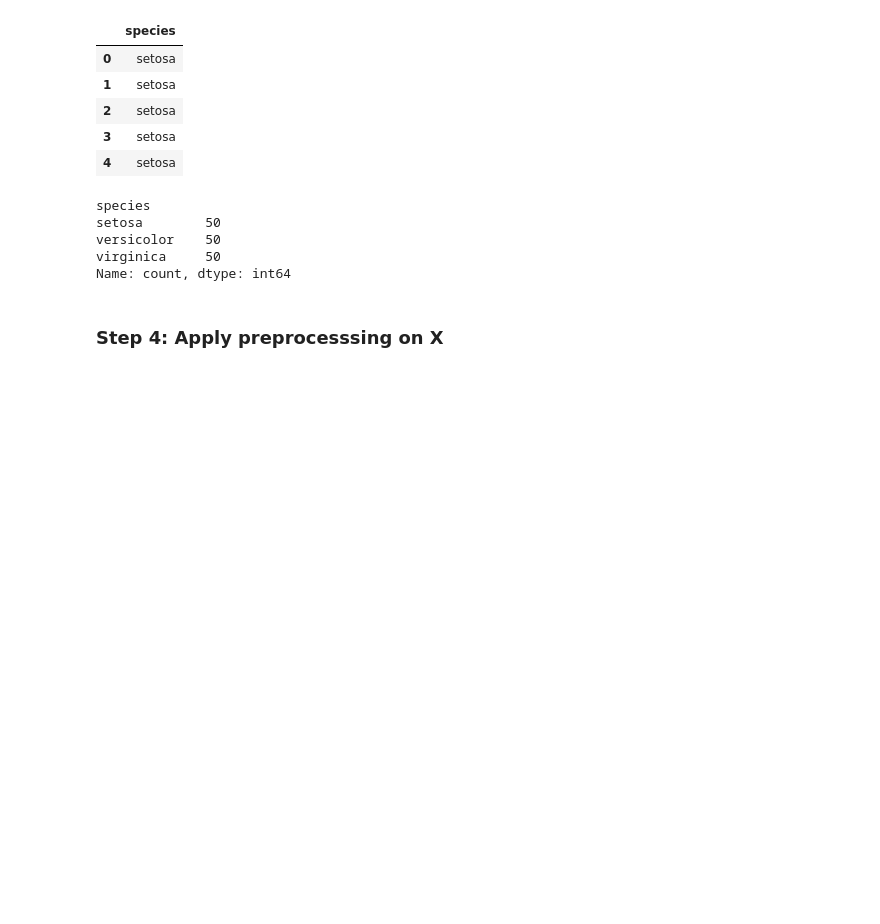
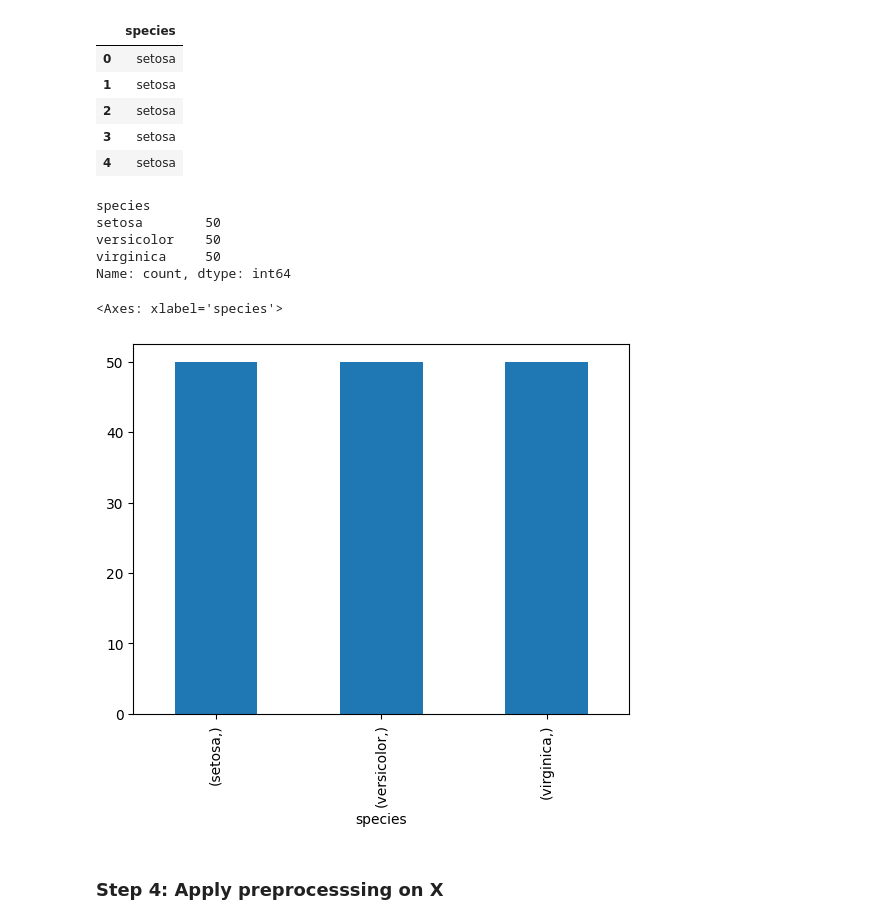
Before and after one commit to utkarshg1/Machine-Learning-9-am, a Jupyter notebook: Logistic Regression/Logistic.ipynb, the cells around one changed output. Saved outputs shown, nothing was run; the diff lists cells and outputs as text; code cells hidden in the pictures; blank space fills up the shorter version.

```diff
--- a/Logistic Regression/Logistic.ipynb
+++ b/Logistic Regression/Logistic.ipynb
@@ -79,6 +79,11 @@ setosa        50
 versicolor    50
 virginica     50
 Name: count, dtype: int64
+# %%
+Y.value_counts().plot(kind='bar')
+# %% [output]
+<Axes: xlabel='species'>
+[figure, added]
 # %% [markdown]
 ### Step 4: Apply preprocesssing on X
 # %%
```
Also changed, not shown: parts of 47 cells of this notebook, 2 other files.
